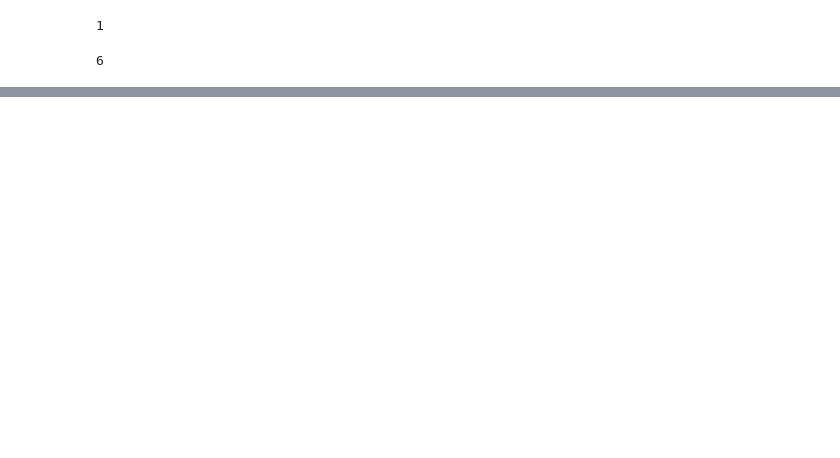
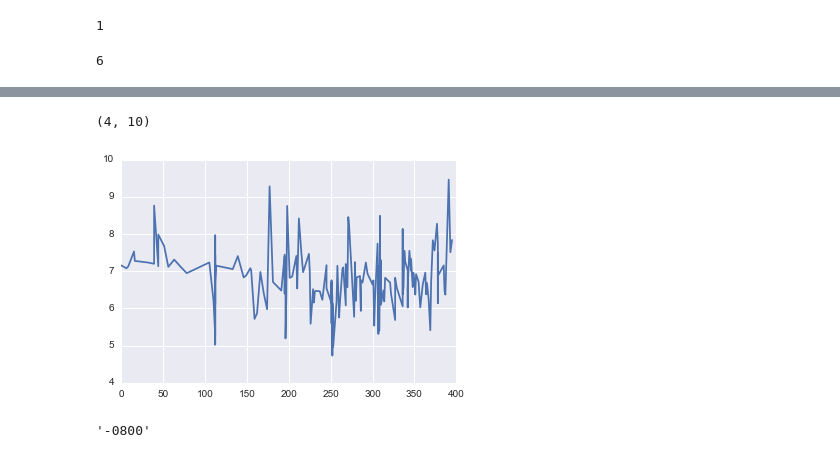
Before and after one commit to boyinggong/twitter_project, a Jupyter notebook: ipynb_notebooks/heatmap.ipynb, the cells around one changed output, grey strips where cells are left out. Saved outputs shown, nothing was run; the diff lists cells and outputs as text; code cells hidden in the pictures; blank space fills up the shorter version.

```diff
--- a/ipynb_notebooks/heatmap.ipynb
+++ b/ipynb_notebooks/heatmap.ipynb
@@ -78,0 +81,2 @@ sns.heatmap(heatdf2, annot=True, fmt="d", linewidths=.5)
+# %%
+date=[a[7]+(a[0]-2015)*365 for a in RevDt]
@@ -78,0 +86,7 @@ sns.heatmap(heatdf2, annot=True, fmt="d", linewidths=.5)
+# %%
+plt.plot(date, log(RevDF['retweet_count']))
+plt.xlim((0,400))
+plt.ylim((4,10))
+# %% [output]
+(4, 10)
+[figure, added]
@@ -78,0 +111,4 @@ sns.heatmap(heatdf2, annot=True, fmt="d", linewidths=.5)
+# %%
+utcoffsetcovert(mydict[10]['user']['utc_offset'])
+# %% [output]
+'-0800'
```
Also changed, not shown: parts of 6 cells of this notebook.
